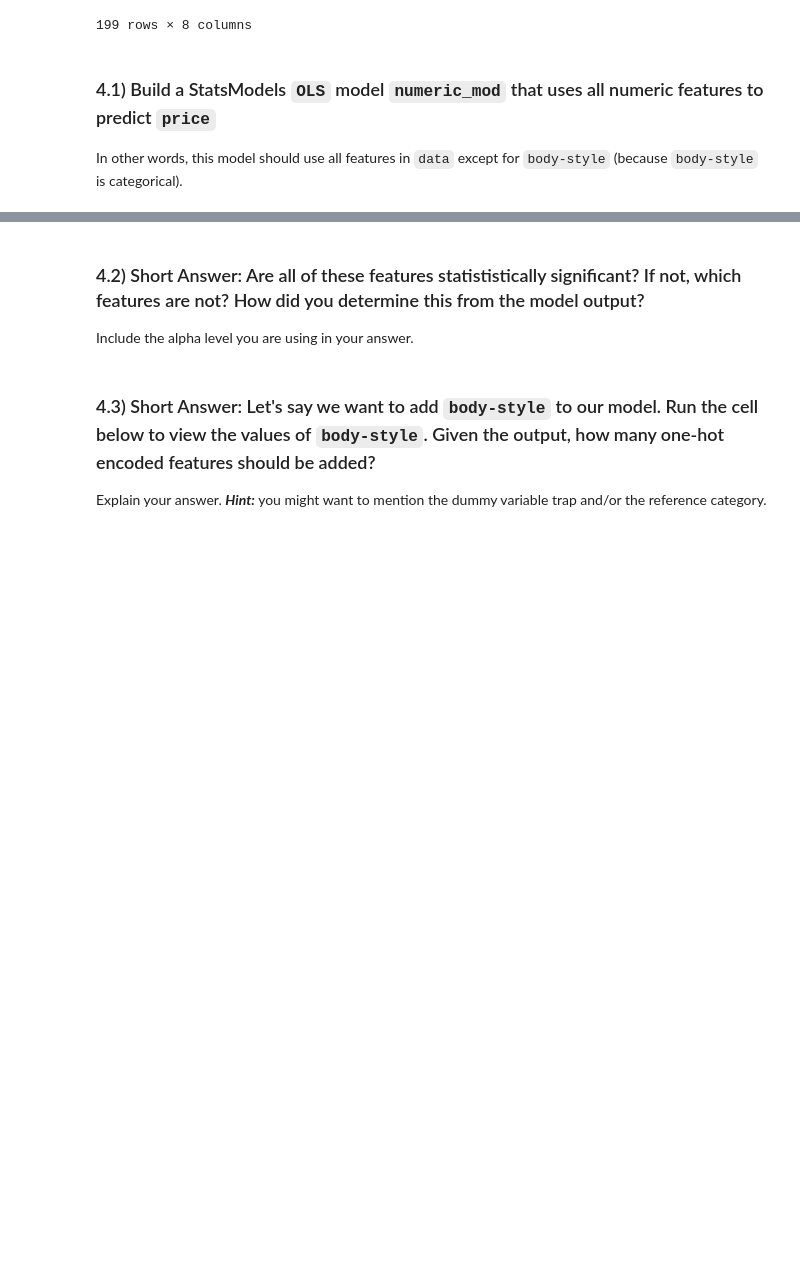
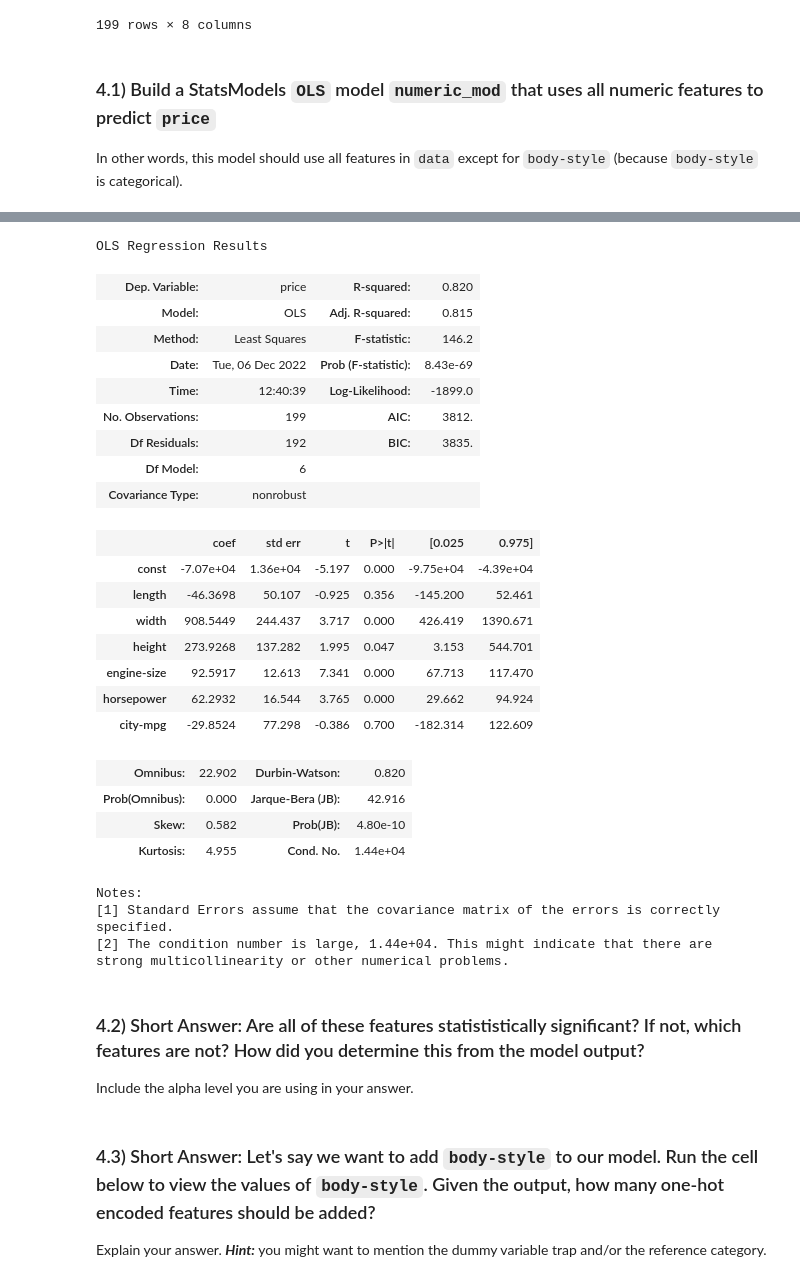
Before and after one commit to flatiron-school/ntl01-dtsc-live-103122, a Jupyter notebook: 2Phase/Code_Challenge/index.ipynb, the cells around one changed output, grey strips where cells are left out. Drawn from its saved outputs; the diff is of its cells as text; code cells hidden in the pictures; blank space fills up the shorter version.

```diff
--- a/2Phase/Code_Challenge/index.ipynb
+++ b/2Phase/Code_Challenge/index.ipynb
@@ -257,10 +315,10 @@ In other words, this model should use all features in `data` except for `body-st
 # CodeGrade step4.1
 # Replace None with appropriate code
 
-y = None
-X = None
+y = data.price
+X = data[['length', 'width', 'height', 'engine-size', 'horsepower', 'city-mpg']]
 
-numeric_mod = None
+numeric_mod = sm.OLS(y, sm.add_constant(X))
 # %%
 # This test confirms that you have created a variable named numeric_mod containing a StatsModels OLS model
 
@@ -288,6 +346,35 @@ Notes:
 [1] Standard Errors assume that the covariance matrix of the errors is correctly specified.
 [2] The condition number is large, 1.44e+04. This might indicate that there are
 strong multicollinearity or other numerical problems.
+# %%
+numeric_results.summary()
+# %% [output]
+OLS Regression Results
+| Dep. Variable: | price | R-squared: | 0.820 |
+| Model: | OLS | Adj. R-squared: | 0.815 |
+| Method: | Least Squares | F-statistic: | 146.2 |
+| Date: | Tue, 06 Dec 2022 | Prob (F-statistic): | 8.43e-69 |
+| Time: | 12:40:39 | Log-Likelihood: | -1899.0 |
+| No. Observations: | 199 | AIC: | 3812. |
+| Df Residuals: | 192 | BIC: | 3835. |
+| Df Model: | 6 |  |  |
+| Covariance Type: | nonrobust |  |  |
+|  | coef | std err | t | P>|t| | [0.025 | 0.975] |
+| const | -7.07e+04 | 1.36e+04 | -5.197 | 0.000 | -9.75e+04 | -4.39e+04 |
+| length | -46.3698 | 50.107 | -0.925 | 0.356 | -145.200 | 52.461 |
+| width | 908.5449 | 244.437 | 3.717 | 0.000 | 426.419 | 1390.671 |
+| height | 273.9268 | 137.282 | 1.995 | 0.047 | 3.153 | 544.701 |
+| engine-size | 92.5917 | 12.613 | 7.341 | 0.000 | 67.713 | 117.470 |
+| horsepower | 62.2932 | 16.544 | 3.765 | 0.000 | 29.662 | 94.924 |
+| city-mpg | -29.8524 | 77.298 | -0.386 | 0.700 | -182.314 | 122.609 |
+| Omnibus: | 22.902 | Durbin-Watson: | 0.820 |
+| Prob(Omnibus): | 0.000 | Jarque-Bera (JB): | 42.916 |
+| Skew: | 0.582 | Prob(JB): | 4.80e-10 |
+| Kurtosis: | 4.955 | Cond. No. | 1.44e+04 |
+Notes:
+[1] Standard Errors assume that the covariance matrix of the errors is correctly specified.
+[2] The condition number is large, 1.44e+04. This might indicate that there are
+strong multicollinearity or other numerical problems.
 # %% [markdown]
 ### 4.2) Short Answer: Are all of these features statististically significant? If not, which features are not? How did you determine this from the model output?
 
```
Also changed, not shown: parts of 29 cells of this notebook.
